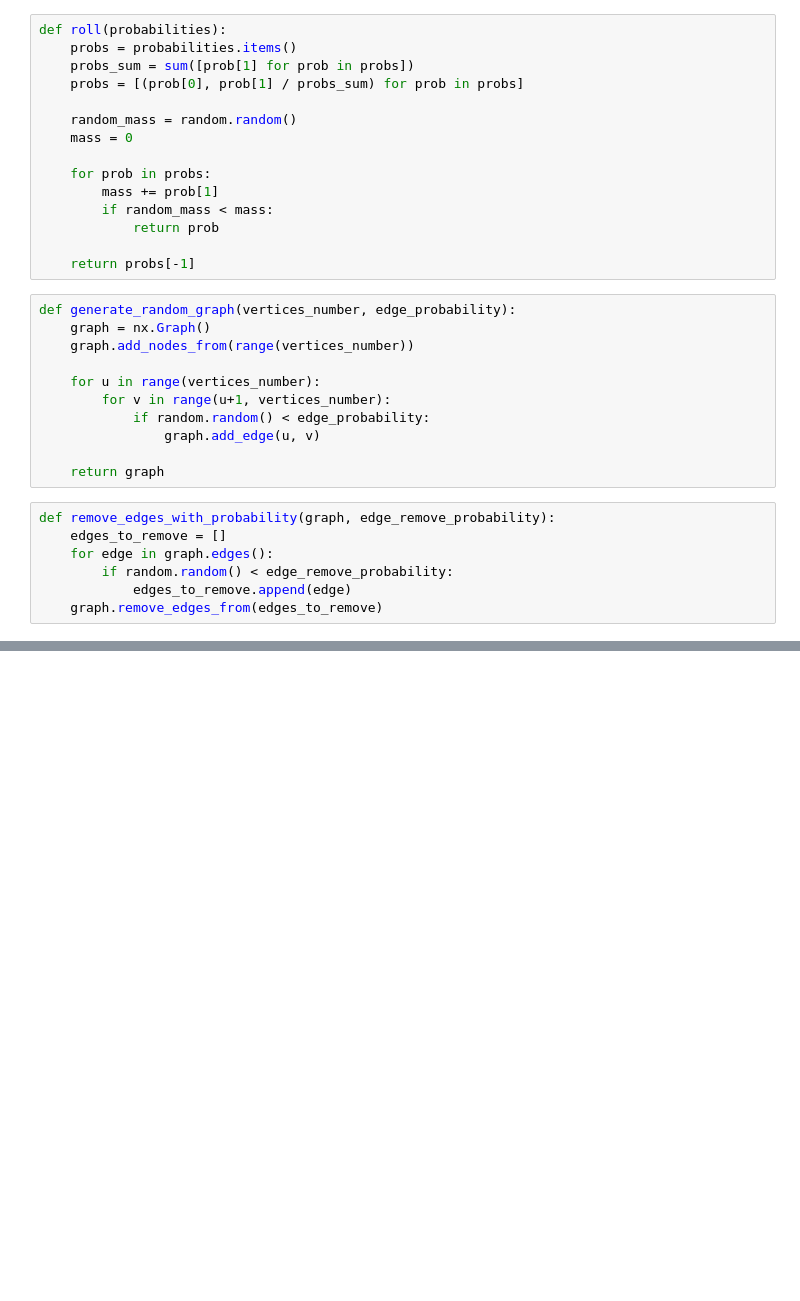
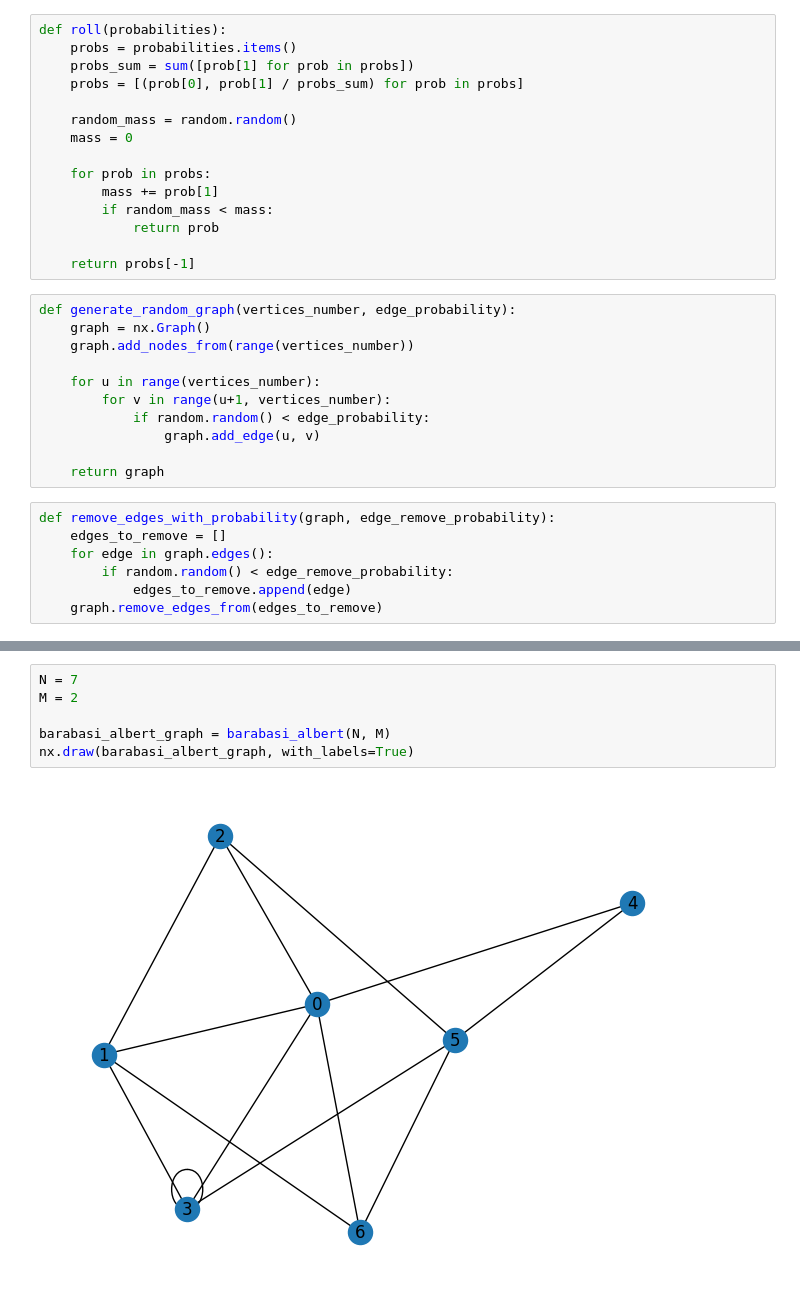
Before and after one commit to karoljanic/stem-soccer, a Jupyter notebook: investigation.ipynb, the cells around one changed output, grey strips where cells are left out. Saved outputs shown, nothing was run; the diff lists cells and outputs as text; blank space fills up the shorter version.

```diff
--- a/investigation.ipynb
+++ b/investigation.ipynb
@@ -223,0 +227,8 @@ plt.show()
+# %%
+N = 7
+M = 2
+
+barabasi_albert_graph = barabasi_albert(N, M)
+nx.draw(barabasi_albert_graph, with_labels=True)
+# %% [output]
+[figure, added]
```
Also changed, not shown: parts of 4 cells of this notebook.
